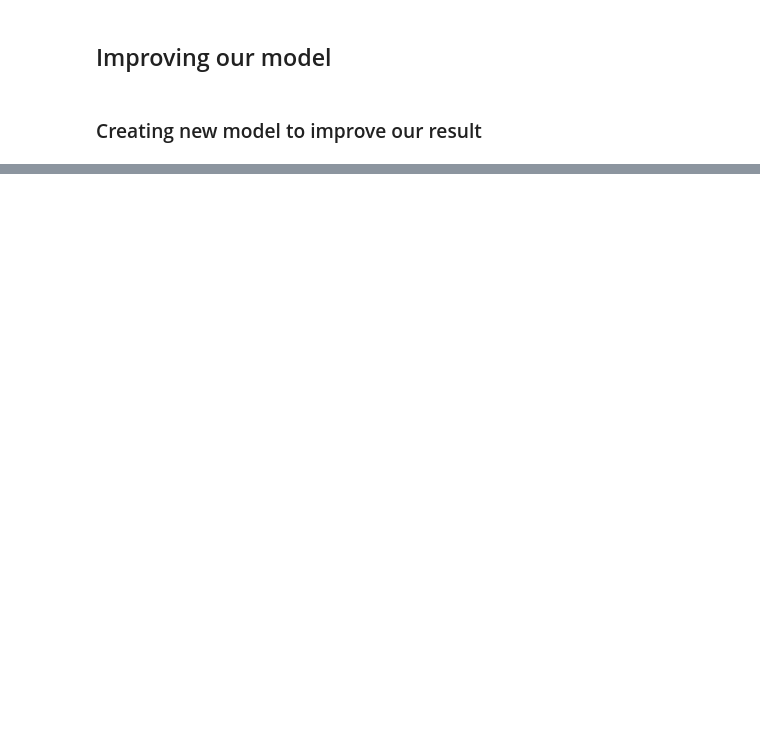
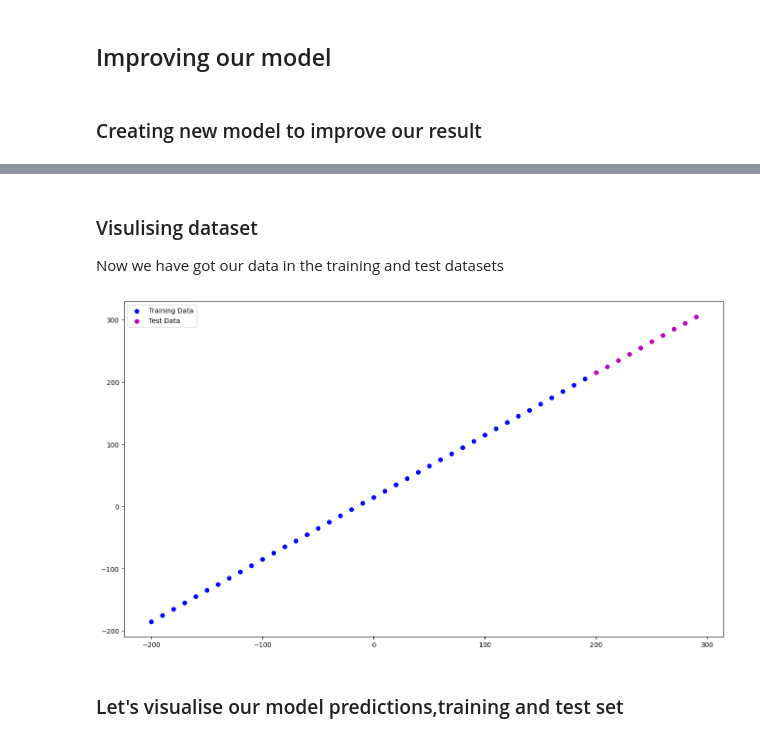
Before and after one commit to hasanzeynal/TensorFlow-Developer-Certificate, a Jupyter notebook: 01_Neural_Network_Regression_in_TensorFlow/neural_network_regression_in_tensorflow.ipynb, the cells around one changed output, grey strips where cells are left out. Saved outputs shown, nothing was run; the diff lists cells and outputs as text; code cells hidden in the pictures; blank space fills up the shorter version.

```diff
--- a/01_Neural_Network_Regression_in_TensorFlow/neural_network_regression_in_tensorflow.ipynb
+++ b/01_Neural_Network_Regression_in_TensorFlow/neural_network_regression_in_tensorflow.ipynb
@@ -144,0 +228,20 @@ array([[32.815945]], dtype=float32)
+# %%
+#split X to the train and test set
+X_train = X[:40]
+X_test = X[40:]
+#split y too
+y_train = y[:40]
+y_test = y[40:]
+# %% [markdown]
+### Visulising dataset
+Now we have got our data in the training and test datasets
+# %%
+plt.figure(figsize = (16,9))
+plt.scatter(X_train,y_train,c='b',label = 'Training Data')
+plt.scatter(X_test,y_test,c= 'm',label = 'Test Data')
+plt.legend()
+plt.show()
+# %% [output]
+[figure, added]
+# %% [markdown]
+### Let's visualise our model predictions,training and test set
```
Also changed, not shown: parts of 18 cells of this notebook.
